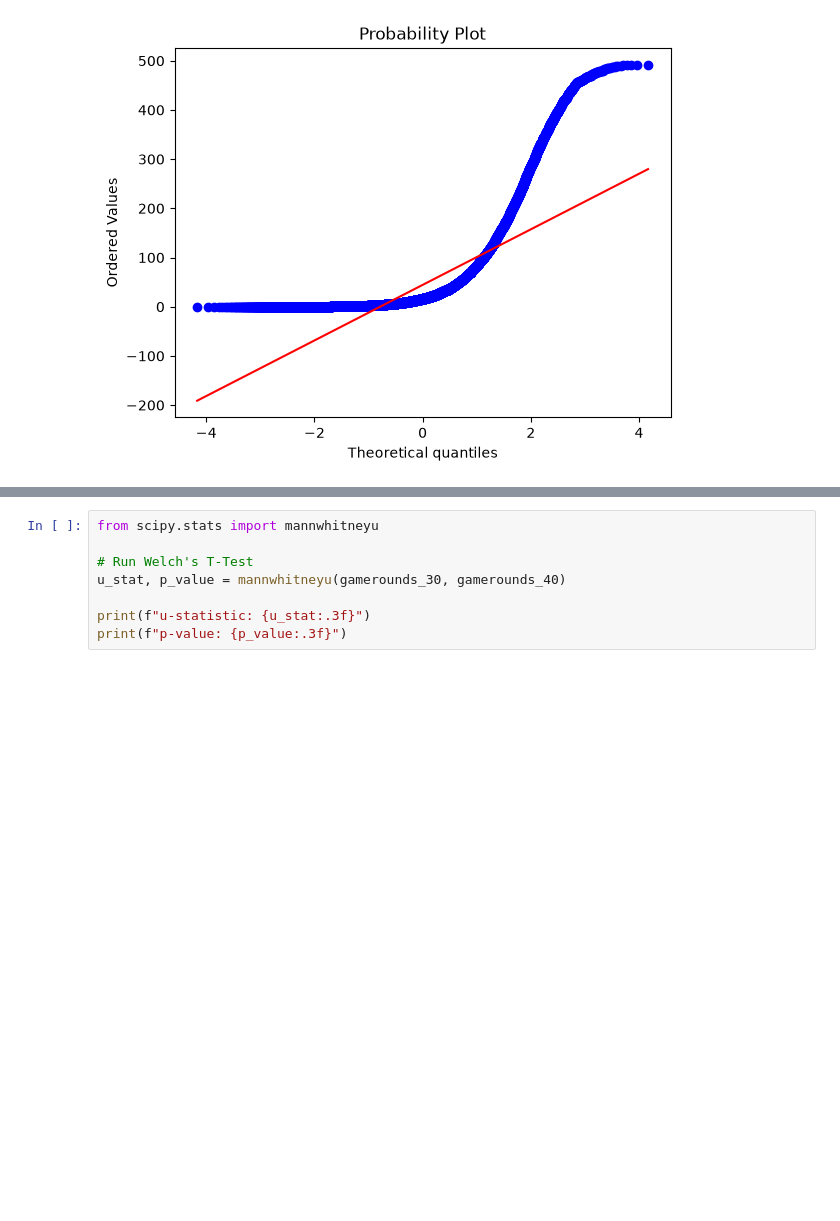
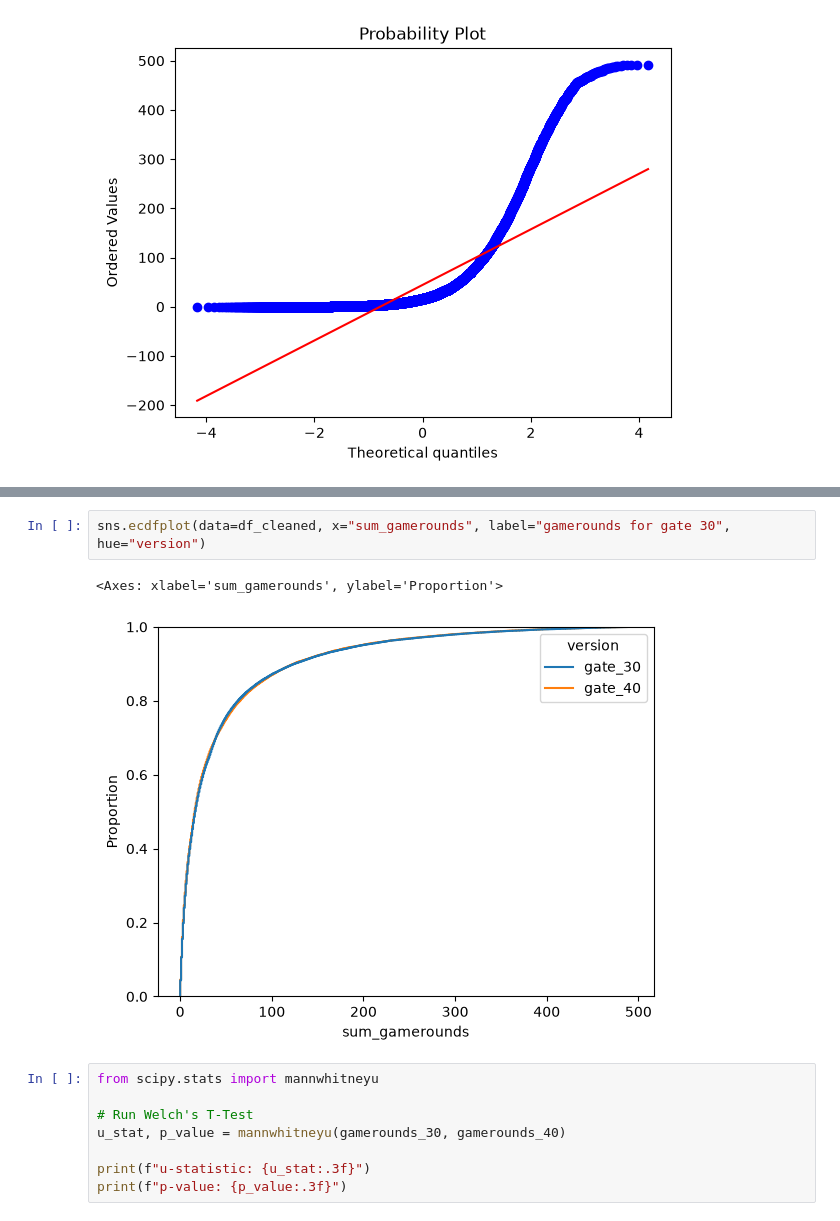
Before and after one commit to Reyal335/AB-Test-Cookie-Cats, a Jupyter notebook: notebooks/Z0_CookieCats_AB_Test.ipynb, the cells around one changed output, grey strips where cells are left out. Drawn from its saved outputs; the diff is of its cells as text; blank space fills up the shorter version.

Commit message:
KS test and ECDF plot of test and control group

```diff
--- a/notebooks/Z0_CookieCats_AB_Test.ipynb
+++ b/notebooks/Z0_CookieCats_AB_Test.ipynb
@@ -268,3 +278,8 @@ grp40norm = stats.probplot(gamerounds_40, plot=plt)
+# %%
+sns.ecdfplot(data=df_cleaned, x="sum_gamerounds", label="gamerounds for gate 30", hue="version")
+# %% [output]
+<Axes: xlabel='sum_gamerounds', ylabel='Proportion'>
+[figure, added]
 # %%
 from scipy.stats import mannwhitneyu
 
```
Also changed, not shown: parts of 1 cell of this notebook.
